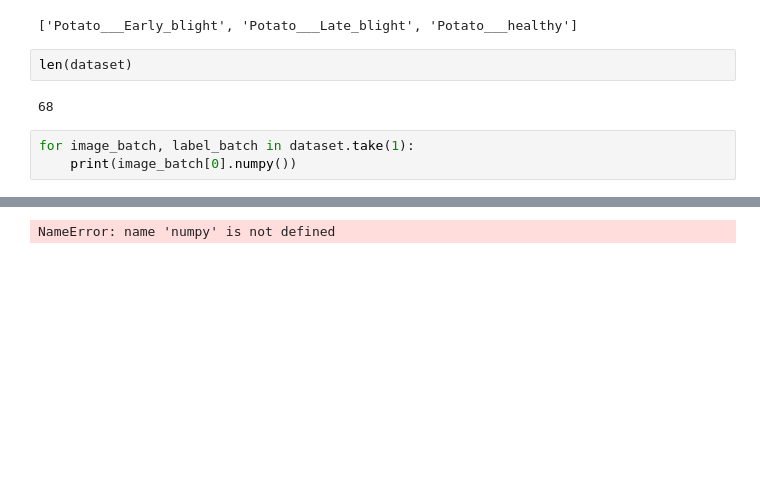
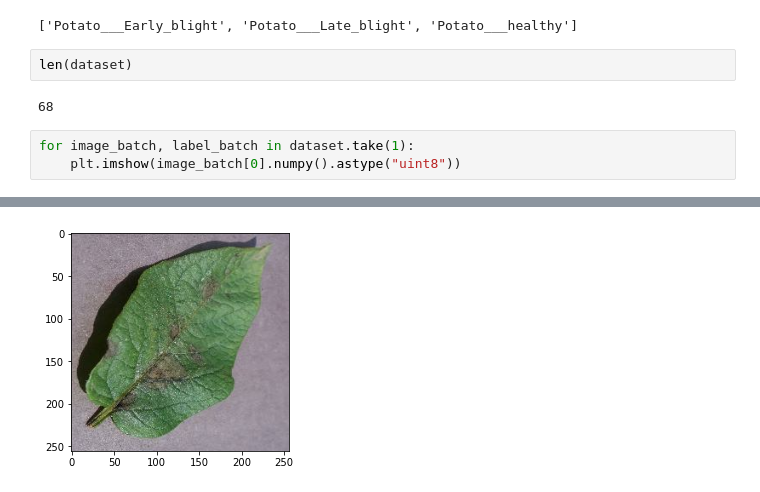
Before and after one commit to Arman170616/Potato-Leaf-Disease-Classification, a Jupyter notebook: training.ipynb, the cells around one changed output, grey strips where cells are left out. Drawn from its saved outputs; the diff is of its cells as text; blank space fills up the shorter version.

Commit message:
check image_batch[0]

```diff
--- a/training.ipynb
+++ b/training.ipynb
@@ -29,5 +29,5 @@ len(dataset)
 68
 # %%
 for image_batch, label_batch in dataset.take(1):
-    print(image_batch[0].numpy())
+    plt.imshow(image_batch[0].numpy().astype("uint8"))
 # %% [output]
@@ -35 +34 @@ for image_batch, label_batch in dataset.take(1):
-NameError: name 'numpy' is not defined
+[figure, added]
```
Also changed, not shown: parts of 1 cell of this notebook.
